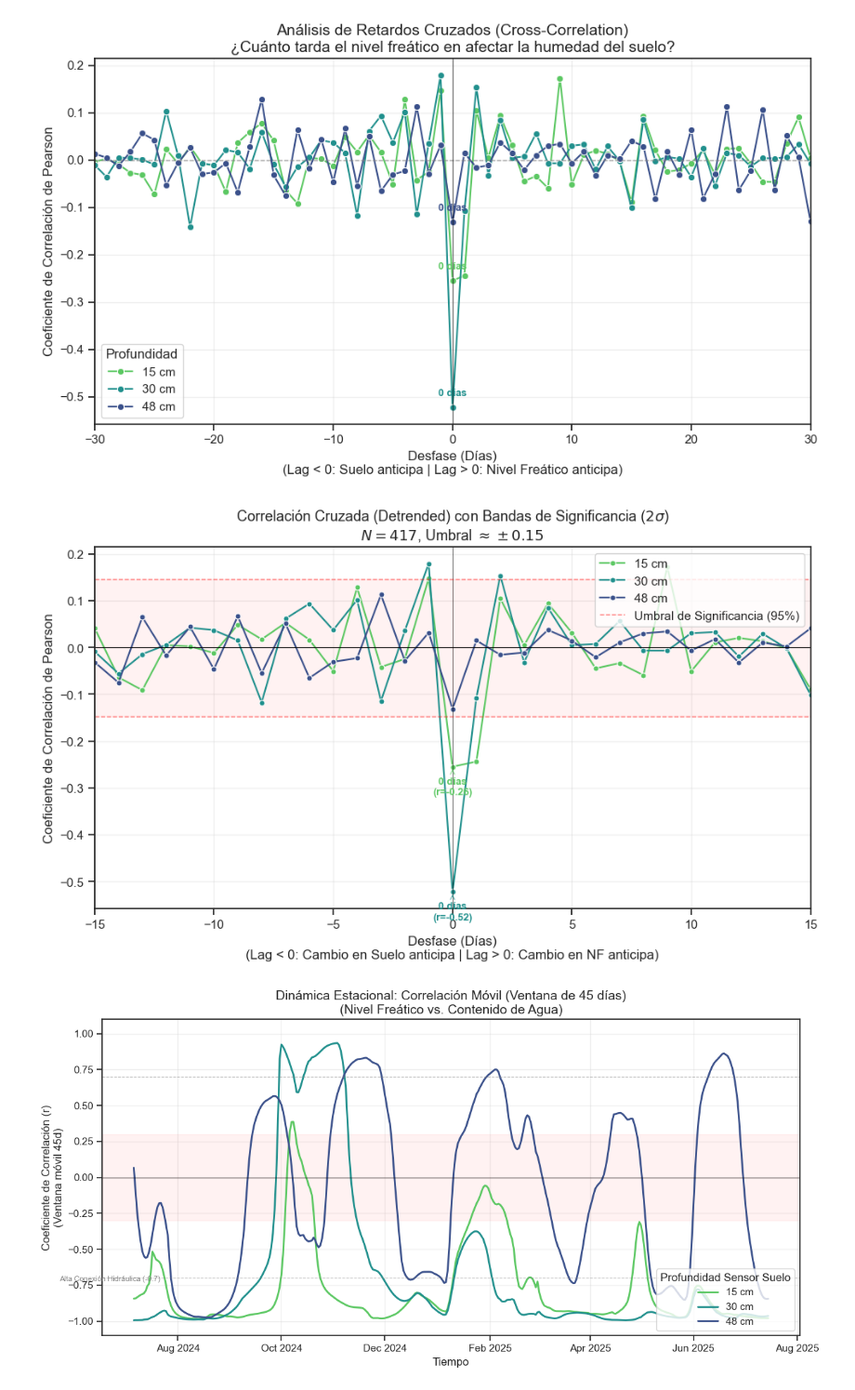
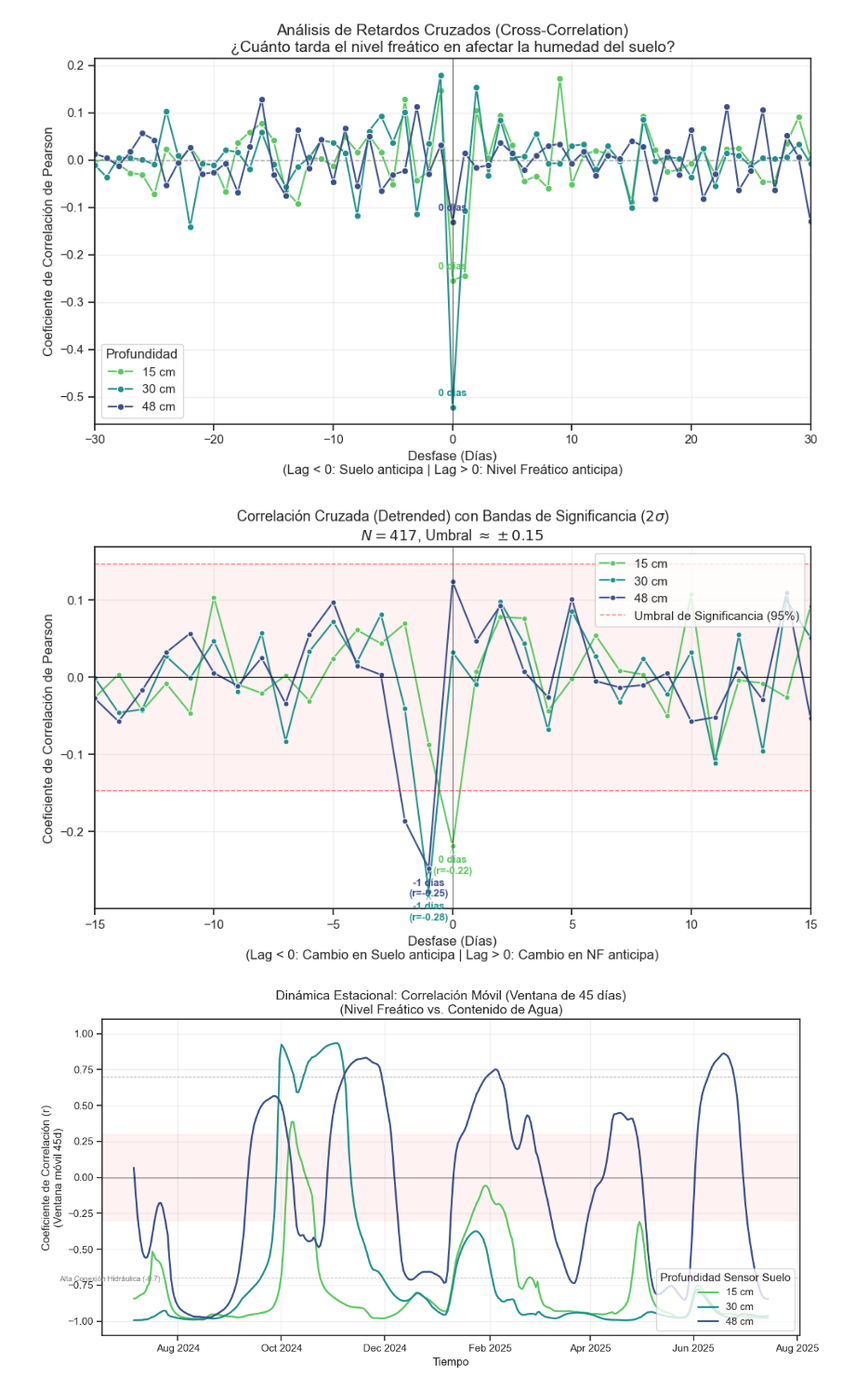
Before and after one commit to pibonacic/Huasco-salt-flat-groundwater-and-soil-dynamics, a Jupyter notebook: code/04_all-data_exploratory-visualization.ipynb, the cells around one changed output. Shown at 93% size. Drawn from its saved outputs; the diff is of its cells as text; code cells hidden in the pictures.

Commit message:
visualizations-code-wrangling

```diff
--- a/code/04_all-data_exploratory-visualization.ipynb
+++ b/code/04_all-data_exploratory-visualization.ipynb
@@ -533,9 +533,9 @@ lag_data_diff = []
 
 target_piezo = 'Piezometro_NA_Profundidad-nivel-freatico'
 soil_depths_cols = {
-    '15 cm': 'Suelo_15cm_Contenido-agua',
-    '30 cm': 'Suelo_30cm_Contenido-agua',
-    '48 cm': 'Suelo_48cm_Contenido-agua'
+    '15 cm': 'Suelo_15cm_Temperatura',
+    '30 cm': 'Suelo_30cm_Temperatura',
+    '48 cm': 'Suelo_48cm_Temperatura'
 }
 
 for depth_label, col_name in soil_depths_cols.items():
@@ -580,34 +580,34 @@ plt.fill_between([lags.min(), lags.max()], -significance_threshold, significance
 # --- Anotación Condicional (Solo si es Significativa) ---
 for depth in soil_depths_cols.keys():
     subset = lag_df_diff[lag_df_diff['Profundidad'] == depth]
     # Encontrar el pico máximo (absoluto)
     max_idx = subset['Correlación'].abs().idxmax()
     max_point = subset.loc[max_idx]
 
     # CRITERIO: Solo anotamos si el valor absoluto supera el umbral de 2 sigmas
     if abs(max_point['Correlación']) > significance_threshold:
         plt.annotate(
             f"{int(max_point['Lag (Días)'])} días\n(r={max_point['Correlación']:.2f})",
             xy=(max_point['Lag (Días)'], max_point['Correlación']),
             xytext=(0, 20 if max_point['Correlación'] > 0 else -25), # Ajustar texto arriba o abajo
             textcoords='offset points',
             ha='center', fontsize=9, fontweight='bold',
             color=palette_dict[depth],
             arrowprops=dict(arrowstyle="->", color=palette_dict[depth], alpha=0.6)
         )
 
 # --- Personalización ---
 plt.title(f"Correlación Cruzada (Detrended) con Bandas de Significancia ($2\\sigma$)\n$N={n_samples}$, Umbral $\\approx \\pm {significance_threshold:.2f}$", fontsize=13)
 plt.xlabel("Desfase (Días)\n(Lag < 0: Cambio en Suelo anticipa | Lag > 0: Cambio en NF anticipa)")
 plt.ylabel("Coeficiente de Correlación de Pearson")
 plt.legend(loc='upper right', frameon=True)
 plt.grid(True, alpha=0.3)
 plt.xlim(lags.min(), lags.max())
 
 plt.tight_layout()
 plt.show()
 # %% [output]
-[figure, old version]
+[figure, new version]
 # %%
 # --- Configuración de la Ventana Móvil ---
 # Definimos el tamaño de la ventana en días
```
Also changed, not shown: parts of 2 cells of this notebook, 1 other file.
